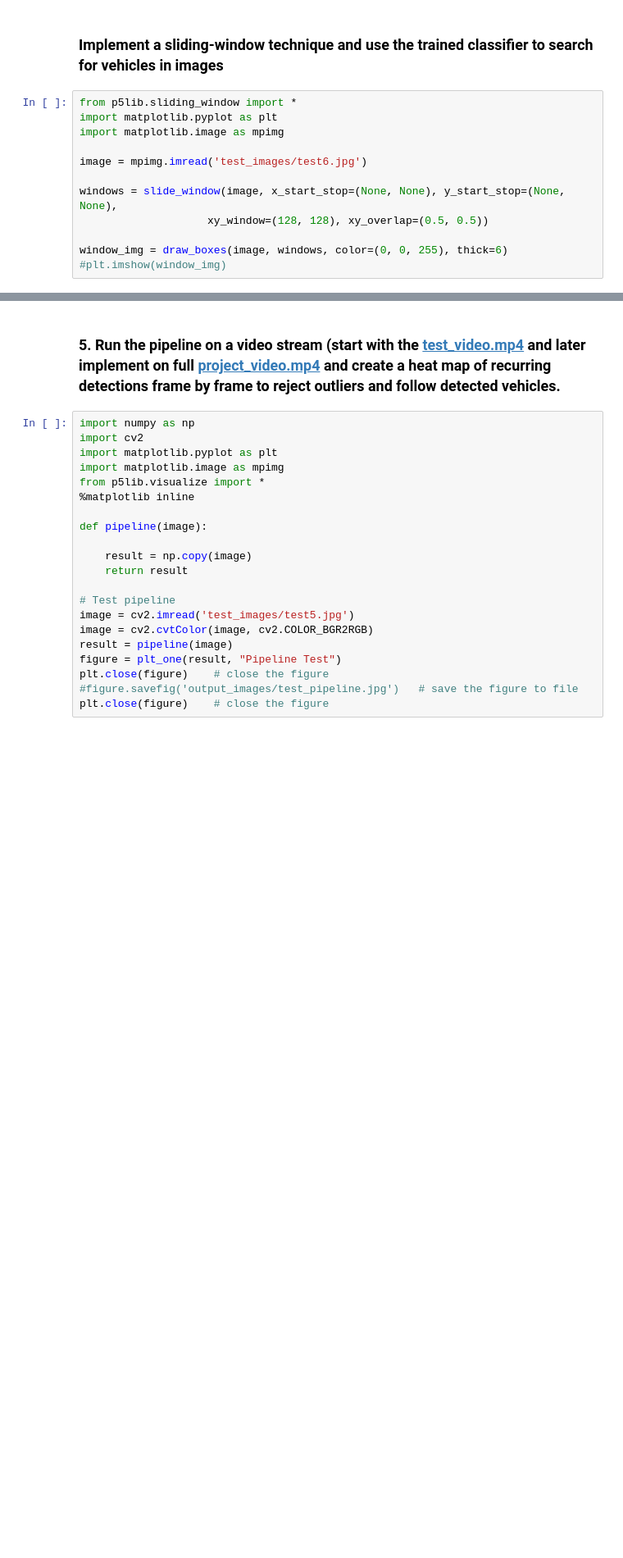
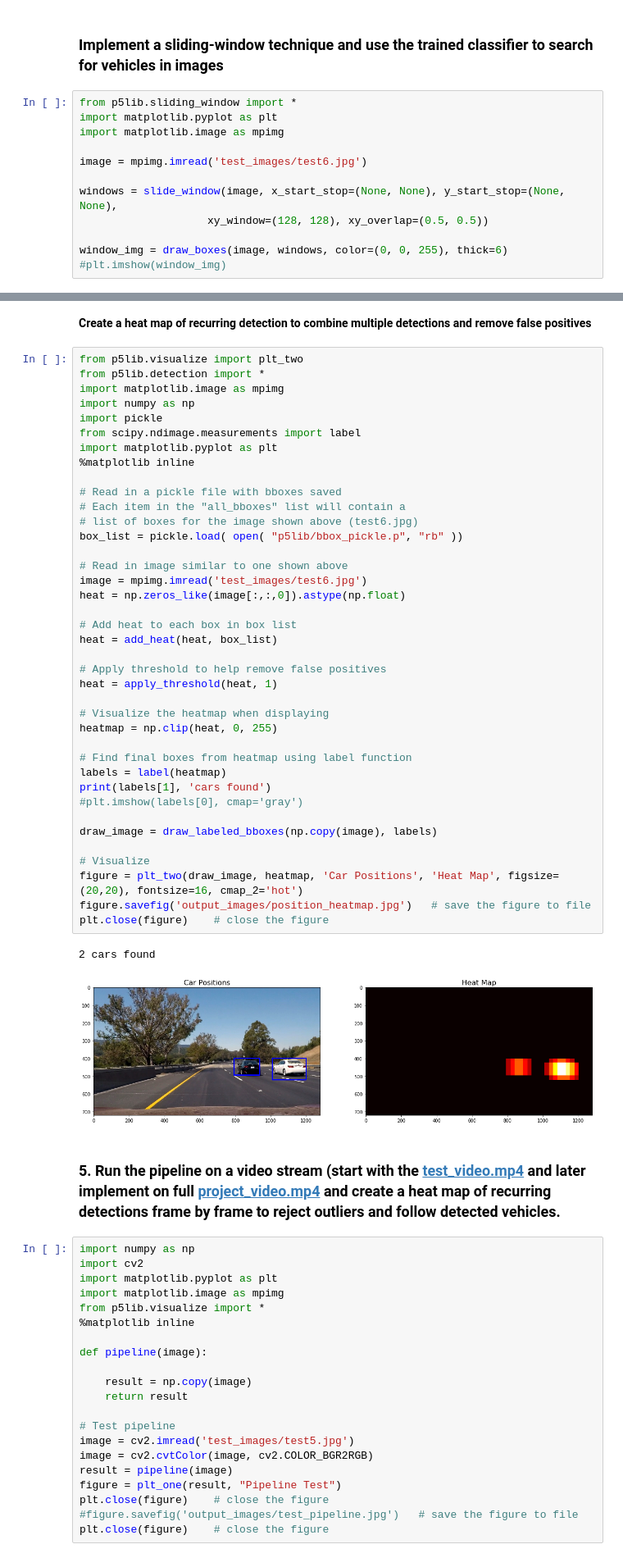
Before and after one commit to ek8203/CarND-Vehicle-Detection, a Jupyter notebook: vehicle_detection.ipynb, the cells around one changed output, grey strips where cells are left out. Shown: that part at 82% size. Drawn from its saved outputs; the diff is of its cells as text; blank space fills up the shorter version.

Commit message:
added heat map

```diff
--- a/vehicle_detection.ipynb
+++ b/vehicle_detection.ipynb
@@ -290,3 +293,47 @@ plt.close(figure)    # close the figure
+# %% [markdown]
+**Create a heat map of recurring detection to combine multiple detections and remove false positives**
+# %%
+from p5lib.visualize import plt_two
+from p5lib.detection import *
+import matplotlib.image as mpimg
+import numpy as np
+import pickle
+from scipy.ndimage.measurements import label
+import matplotlib.pyplot as plt
+%matplotlib inline
+
+# Read in a pickle file with bboxes saved
+# Each item in the "all_bboxes" list will contain a
+# list of boxes for the image shown above (test6.jpg)
+box_list = pickle.load( open( "p5lib/bbox_pickle.p", "rb" ))
+
+# Read in image similar to one shown above
+image = mpimg.imread('test_images/test6.jpg')
+heat = np.zeros_like(image[:,:,0]).astype(np.float)
+
+# Add heat to each box in box list
+heat = add_heat(heat, box_list)
+
+# Apply threshold to help remove false positives
+heat = apply_threshold(heat, 1)
+
+# Visualize the heatmap when displaying
+heatmap = np.clip(heat, 0, 255)
+
+# Find final boxes from heatmap using label function
+labels = label(heatmap)
+print(labels[1], 'cars found')
+#plt.imshow(labels[0], cmap='gray')
+
+draw_image = draw_labeled_bboxes(np.copy(image), labels)
+
+# Visualize
+figure = plt_two(draw_image, heatmap, 'Car Positions', 'Heat Map', figsize=(20,20), fontsize=16, cmap_2='hot')
+figure.savefig('output_images/position_heatmap.jpg')   # save the figure to file
+plt.close(figure)    # close the figure
+# %% [output]
+2 cars found
+[figure, added]
 # %% [markdown]
 ### 5. Run the pipeline on a video stream (start with the [test_video.mp4](test_video.mp4) and later implement on full [project_video.mp4](project_video.mp4) and create a heat map of recurring detections frame by frame to reject outliers and follow detected vehicles. ###
 # %%
```
Also changed, not shown: parts of 1 cell of this notebook, 2 other files.
